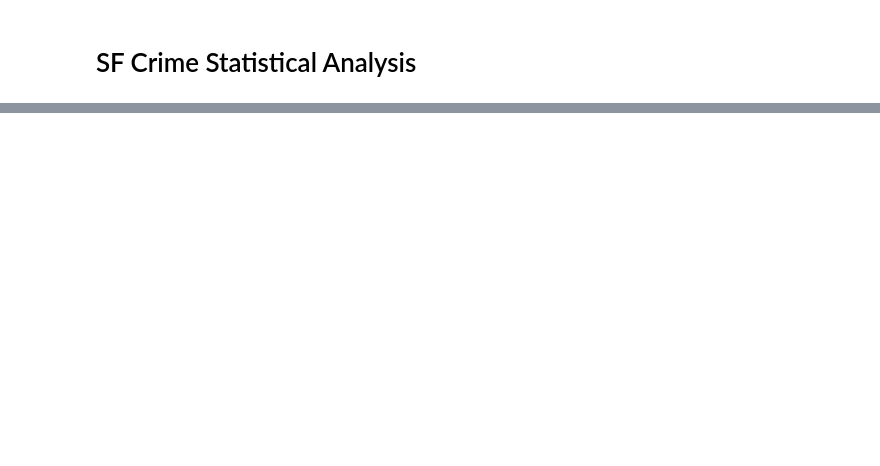
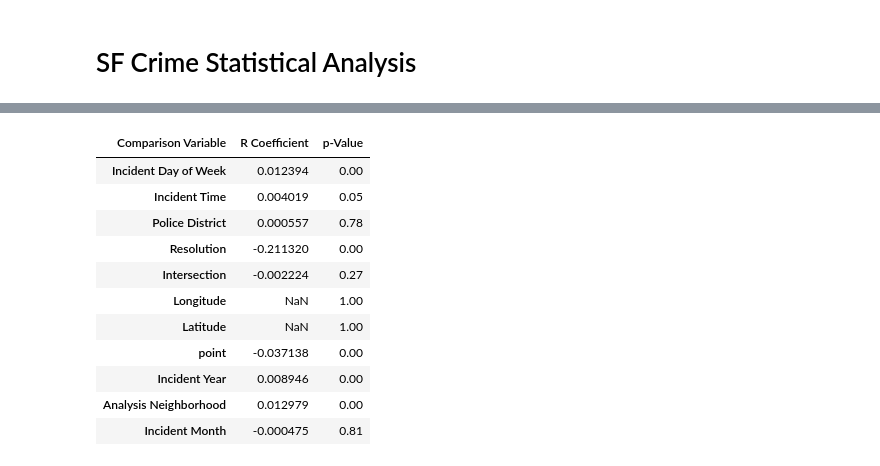
Before and after one commit to gyamane/Springboard, a Jupyter notebook: capstone_project_1/statistical_data_analysis.ipynb, the cells around one changed output, grey strips where cells are left out. Saved outputs shown, nothing was run; the diff lists cells and outputs as text; code cells hidden in the pictures; blank space fills up the shorter version.

```diff
--- a/capstone_project_1/statistical_data_analysis.ipynb
+++ b/capstone_project_1/statistical_data_analysis.ipynb
@@ -16,0 +220,36 @@ df.head()
+# %%
+def get_rp_values(df, v1, v2_list):
+    """Gets Pearson's r coefficient and p-values between v1 and the variables in v2_list"""
+    r_values, p_values = [],[]
+    for v2 in v2_list:
+        rVal, pVal = stats.pearsonr(df[v1], df[v2])
+        r_values.append(rVal)
+        p_values.append(pVal)
+
+    return r_values, p_values
+# %%
+# Create variable list for "Incident Category" to be compared to
+comparison_cols = columns
+comparison_cols.remove("Incident Category")
+
+# Get Pearson's r coefficient and p-values
+r_values, p_values = get_rp_values(data_2018_2019, "Incident Category", comparison_cols)
+rp_values_df = pd.DataFrame({'R Coefficient':r_values, 'p-Value':p_values}, index=comparison_cols)
+
+# Round p-Value column to 2 decimal places
+rp_values_df["p-Value"] = rp_values_df["p-Value"].round(decimals=2)
+rp_values_df = rp_values_df.rename_axis("Comparison Variable", axis="columns")
+rp_values_df
+# %% [output]
+| Comparison Variable | R Coefficient | p-Value |
+| Incident Day of Week | 0.012394 | 0.00 |
+| Incident Time | 0.004019 | 0.05 |
+| Police District | 0.000557 | 0.78 |
+| Resolution | -0.211320 | 0.00 |
+| Intersection | -0.002224 | 0.27 |
+| Longitude | NaN | 1.00 |
+| Latitude | NaN | 1.00 |
+| point | -0.037138 | 0.00 |
+| Incident Year | 0.008946 | 0.00 |
+| Analysis Neighborhood | 0.012979 | 0.00 |
+| Incident Month | -0.000475 | 0.81 |
```
Also changed, not shown: parts of 14 cells of this notebook, 6 other files.
